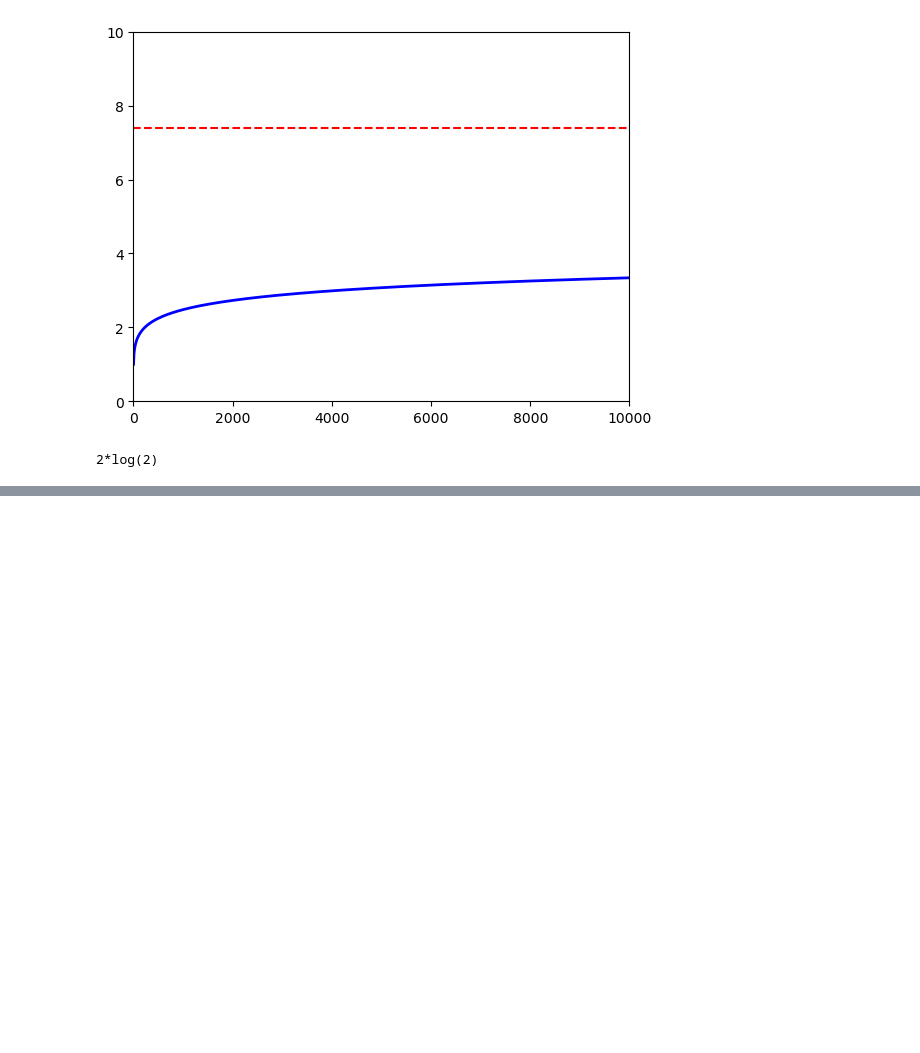
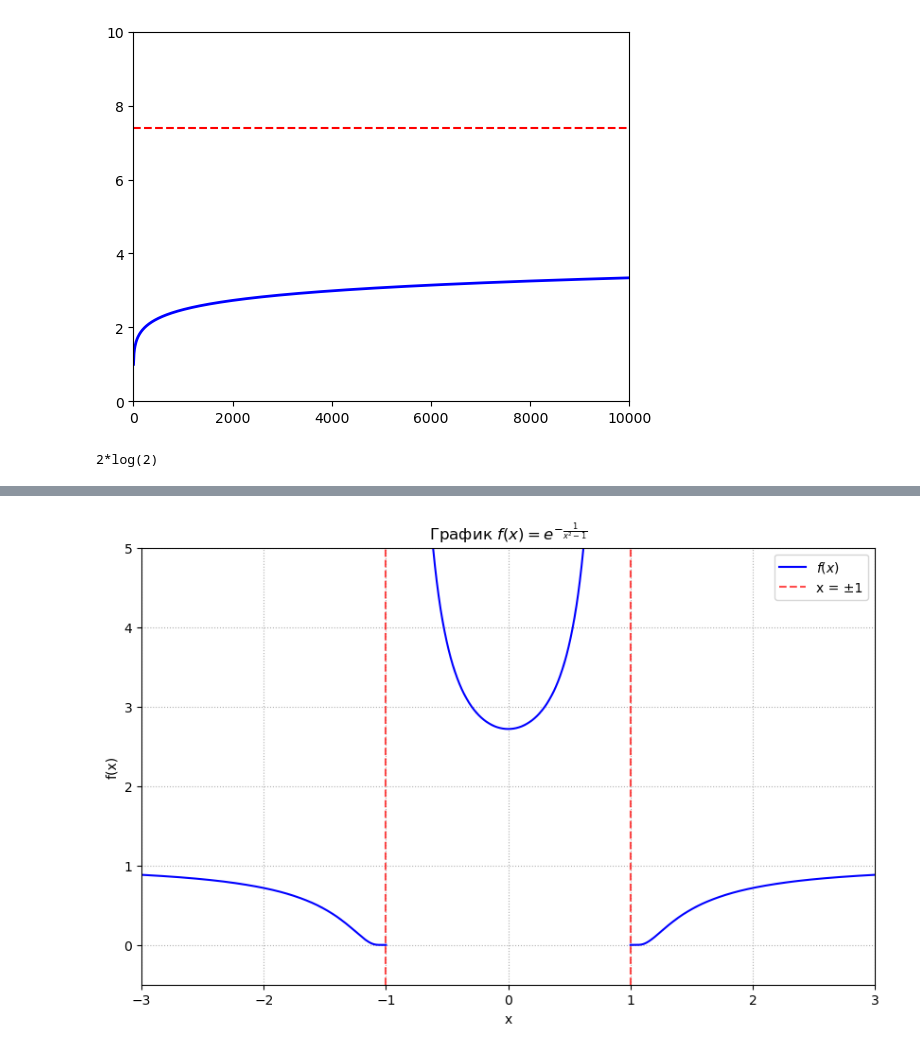
Before and after one commit to Jafar-cpu/git_test, a Jupyter notebook: BDZ/BDZ_MATAN.ipynb, the cells around one changed output, grey strips where cells are left out. Saved outputs shown, nothing was run; the diff lists cells and outputs as text; code cells hidden in the pictures; blank space fills up the shorter version.

```diff
--- a/BDZ/BDZ_MATAN.ipynb
+++ b/BDZ/BDZ_MATAN.ipynb
@@ -189,0 +179,35 @@ show()
+# %%
+#4.56
+
+import numpy as np
+import matplotlib.pyplot as plt
+
+def f(x):
+    return np.exp(-1 / (x**2 - 1))
+
+x1 = np.linspace(-3, -1.0001, 1000)
+x2 = np.linspace(-0.9999, 0.9999, 1000)
+x3 = np.linspace(1.0001, 3, 1000)
+
+y1 = f(x1)
+y2 = f(x2)
+y3 = f(x3)
+
+plt.figure(figsize=(10, 6))
+plt.plot(x1, y1, 'b', label='$f(x)$')
+plt.plot(x2, y2, 'b')
+plt.plot(x3, y3, 'b')
+
+plt.axvline(x=-1, color='red', linestyle='--', alpha=0.7, label='x = ±1')
+plt.axvline(x=1, color='red', linestyle='--', alpha=0.7)
+
+plt.ylim(-0.5, 5)
+plt.xlim(-3, 3)
+plt.xlabel('x')
+plt.ylabel('f(x)')
+plt.title(r'График $f(x) = e^{-\frac{1}{x^2 - 1}}$')
+plt.grid(True, linestyle=':')
+plt.legend()
+plt.show()
+# %% [output]
+[figure, added]
```
Also changed, not shown: parts of 2 cells of this notebook.
